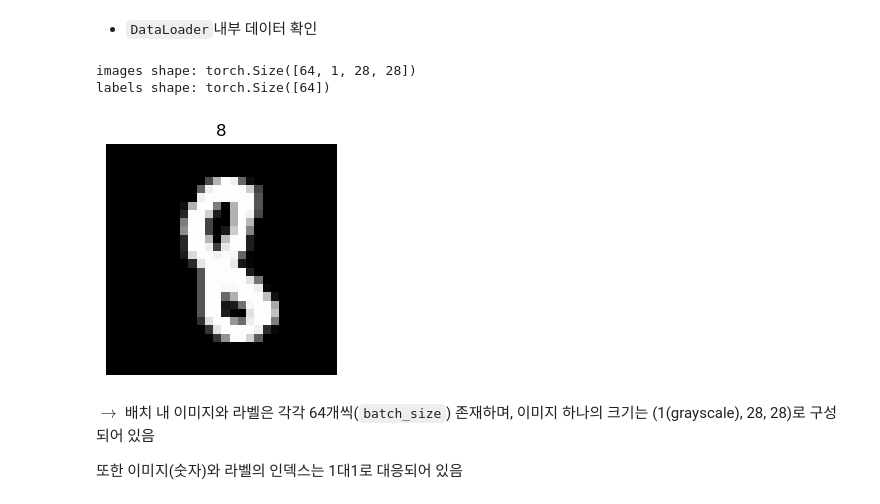
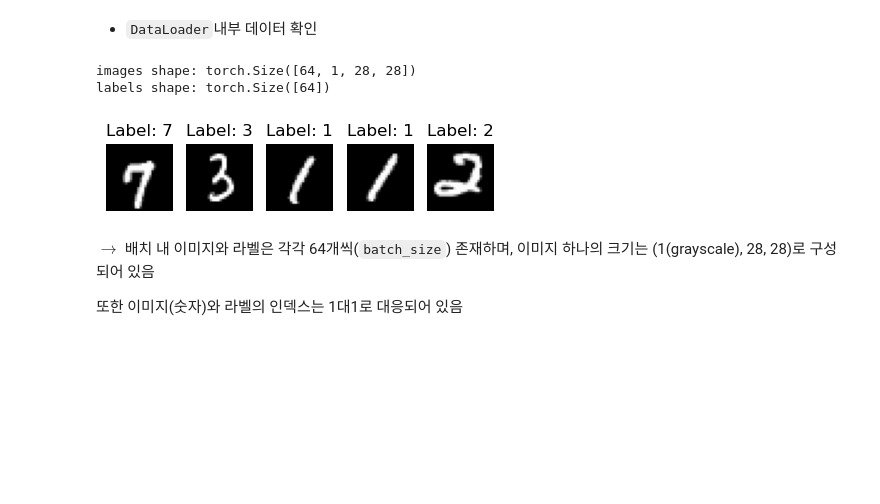
Before and after one commit to BbingZzing/LearnDeepLearning, a Jupyter notebook: Pytorch/파이토치(PyTorch) 한번에 끝내기.ipynb, the cells around one changed output. Saved outputs shown, nothing was run; the diff lists cells and outputs as text; code cells hidden in the pictures; blank space fills up the shorter version.

```diff
--- a/Pytorch/파이토치(PyTorch) 한번에 끝내기.ipynb
+++ b/Pytorch/파이토치(PyTorch) 한번에 끝내기.ipynb
@@ -1370,20 +1370,30 @@ images, labels = next(dataiter)
 # 크기 확인
 print("images shape:", images.shape)
 print("labels shape:", labels.shape)
-# 이미지 출력
-import matplotlib.pyplot as plt
-# 이미지 및 라벨 하나씩만 저장
-one_img = images[0].squeeze(dim=0)
-one_label = labels[0].item()
-plt.figure(figsize=(3,3))
-plt.imshow(one_img, cmap="gray") # 하나의 이미지만 출력
-plt.title(one_label) # 라벨을 제목으로 표시
-plt.axis('off') # 축 제거
-plt.show()
 # %% [output]
 images shape: torch.Size([64, 1, 28, 28])
 labels shape: torch.Size([64])
-[figure, removed]
+# %%
+### 이미지 출력
+import matplotlib
+import matplotlib.pyplot as plt
+
+# 무작위로 5개 선택하여 시각화
+random_idx = np.random.randint(low=0, high=65, size=5, dtype=int)
+
+# 서브플롯 기본설정정
+fig, axis = plt.subplots(ncols=5, nrows=1, figsize=(5, 1))
+
+# 무작위로 5개 선택하여 시각화
+random_idx = np.random.randint(low=0, high=len(images), size=5, dtype=int)
+
+for i, idx in enumerate(random_idx):
+    axis[i].imshow(images[idx].squeeze(), cmap="gray") # 랜덤 배치 인덱스별 이미지 출력
+    axis[i].set_title(f"Label: {labels[idx].item()}") # 랜덤 배치 인덱스 출력
+    axis[i].axis("off")  # 축 제거
+plt.show()
+# %% [output]
+[figure, added]
 # %% [markdown]
 $\rightarrow$ 배치 내 이미지와 라벨은 각각 64개씩(`batch_size`) 존재하며, 이미지 하나의 크기는 (1(grayscale), 28, 28)로 구성되어 있음
 
```
Also changed, not shown: parts of 21 cells of this notebook.
